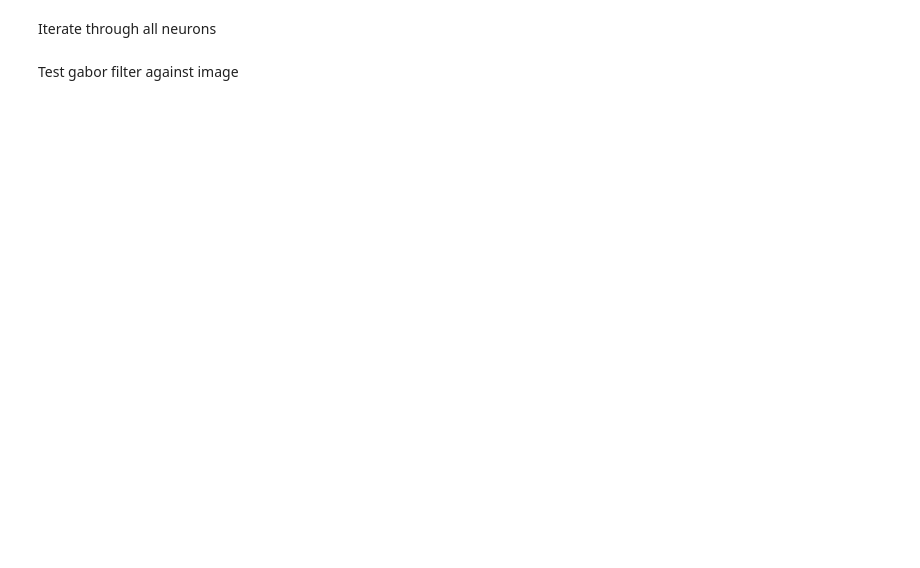
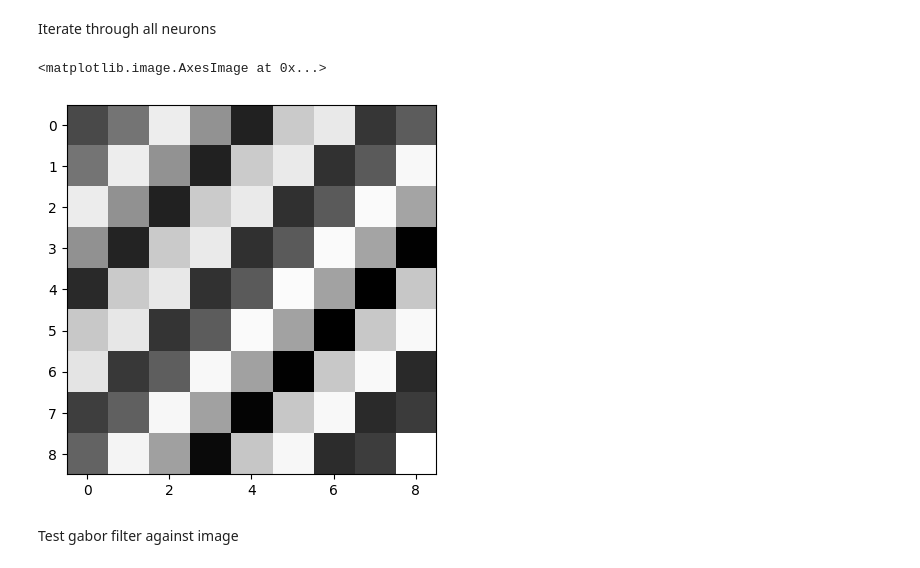
Before and after one commit to clarapecci/SSN_VPL, a Jupyter notebook: 2D SSN simulation.ipynb, the cells around one changed output. Saved outputs shown, nothing was run; the diff lists cells and outputs as text; code cells hidden in the pictures; blank space fills up the shorter version.

```diff
--- a/2D SSN simulation.ipynb
+++ b/2D SSN simulation.ipynb
@@ -909,23 +906,24 @@ class gabor_filter:
         filtered=np.dot(self.filter, P_strip)
 
         return filtered
-# %%
-gabor=gabor_filter(x_i=0, y_i=0, k=0.5, sigma_g=16, theta=ssn.ori_map[20,10], conv_factor=grid_pars.magnif_factor, x_axis=x_axis, y_axis=y_axis)
-# %%
-filtered=gabor.apply_filter(test_image[:,:,0])
 # %% [markdown]
 Iterate through all neurons
 # %%
-#produce gabor filters for all neurons -NEED TO IMPLEMENT SPATIAL FREQUENCY PREFERENCE
+#produce gabor filters for all neurons -NEED TO IMPLEMENT SPATIAL FREQUENCY PREFERENCE + other params
 all_filters=[]
 x_axis=np.linspace(-3.2, 3.2, 9)
 y_axis=np.linspace(-3.2, 3.2, 9)
 
 for i in range(ssn.ori_map.shape[0]):
     for j in range(ssn.ori_map.shape[0]):
-        gabor=gabor_filter(x_i=ssn.x_map[i,j], y_i=ssn.y_map[i,j], k=0.5, sigma_g=1, theta=ssn.ori_map[i,j], conv_factor=grid_pars.magnif_factor, x_axis=x_axis, y_axis=y_axis)
+        gabor=gabor_filter(x_i=ssn.x_map[i,j], y_i=ssn.y_map[i,j], k=0.5, sigma_g=10, theta=ssn.ori_map[i,j], conv_factor=grid_pars.magnif_factor, x_axis=x_axis, y_axis=y_axis)
 
         all_filters.append(gabor.filter.ravel())
 all_filters=np.array(all_filters)
+# %%
+plt.imshow(all_filters[15].reshape(9,9), cmap='Greys') # plot example Gabor filter
+# %% [output]
+<matplotlib.image.AxesImage at 0x...>
+[figure, added]
 # %% [markdown]
 Test gabor filter against image
```
Also changed, not shown: parts of 11 cells of this notebook.
